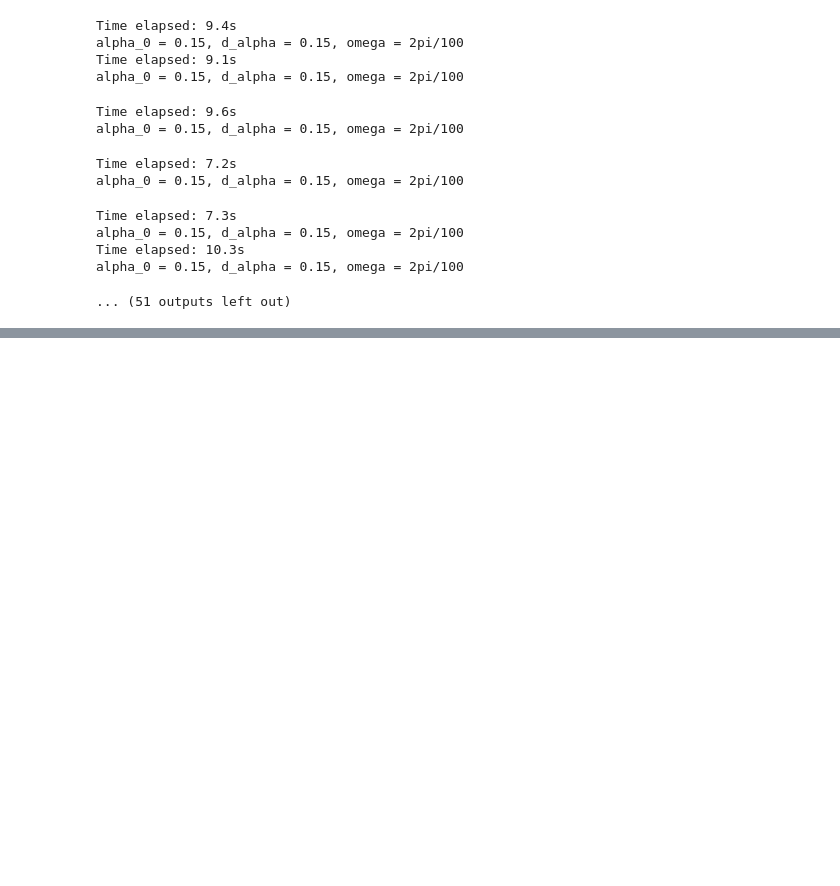
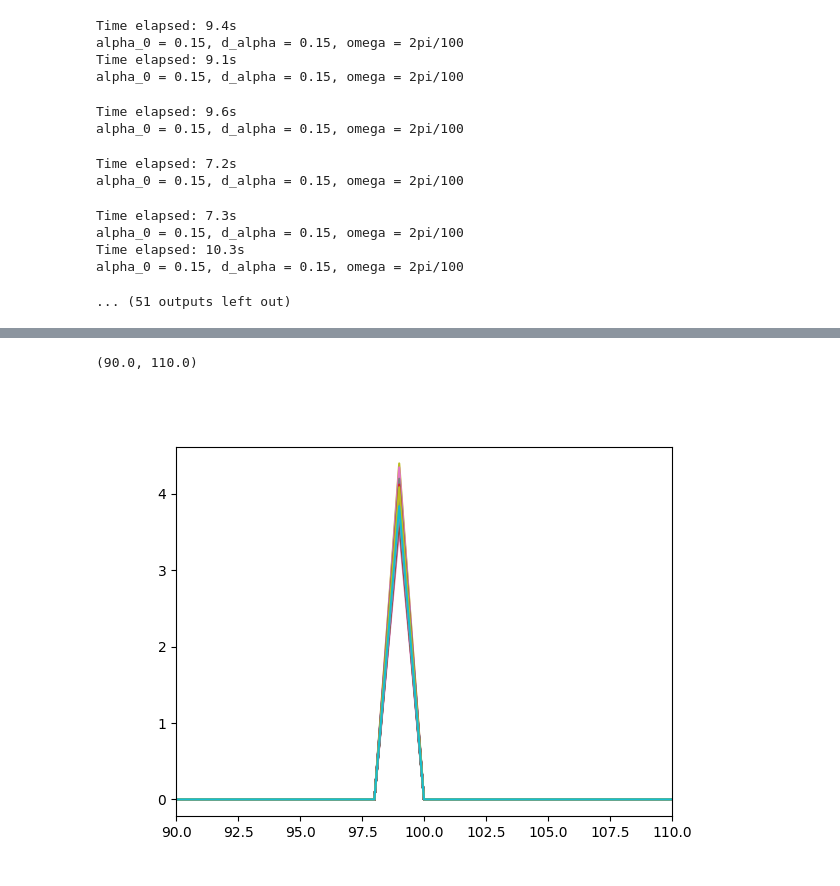
Before and after one commit to giusSacco/ADR, a Jupyter notebook: parameters_span.ipynb, the cells around one changed output, grey strips where cells are left out. Cells and saved outputs as stored; diff of their text form; code cells hidden in the pictures; blank space fills up the shorter version.

```diff
--- a/parameters_span.ipynb
+++ b/parameters_span.ipynb
@@ -194,0 +199,8 @@ OperationalError: no such column: seed
+# %%
+plt.figure()
+for c, n_st in zip(c_avg, N_t_stationary):
+    plt.plot(np.abs(np.fft.fft(c[n_st:])[1:len(c[n_st:])//2]))
+plt.xlim([90,110])
+# %% [output]
+(90.0, 110.0)
+[figure, added]
```
Also changed, not shown: parts of 6 cells of this notebook, 1 other file.
